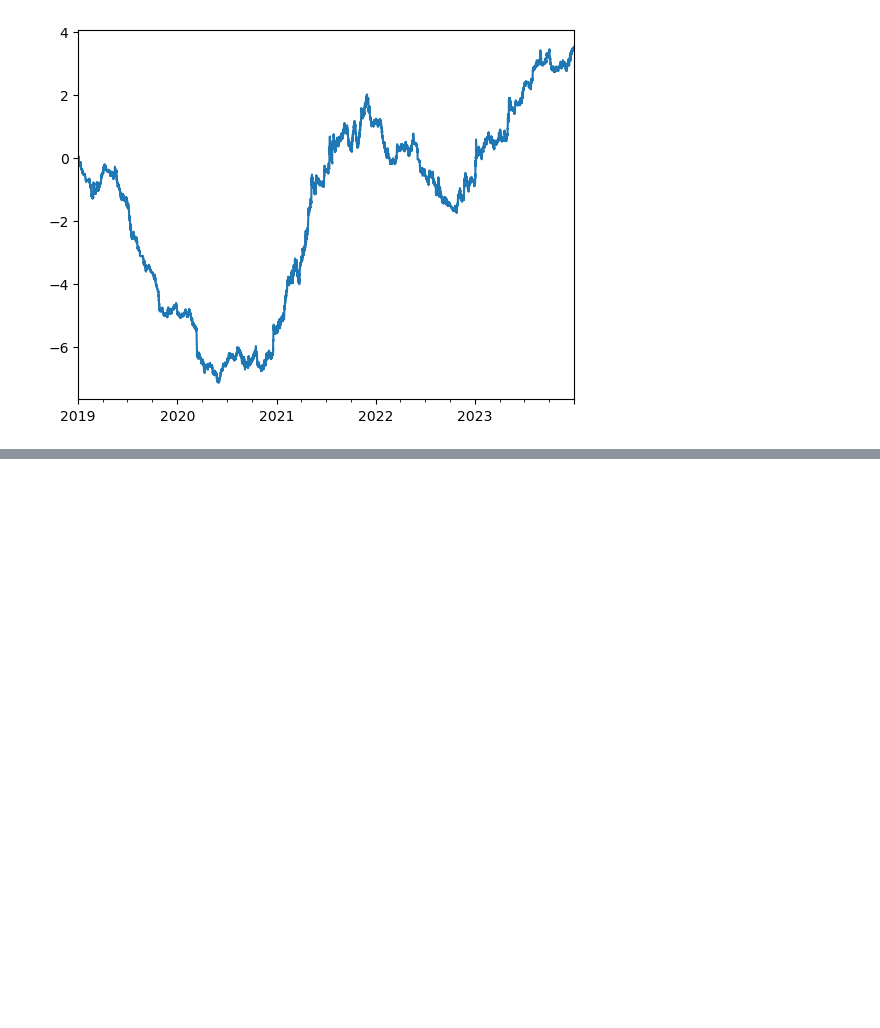
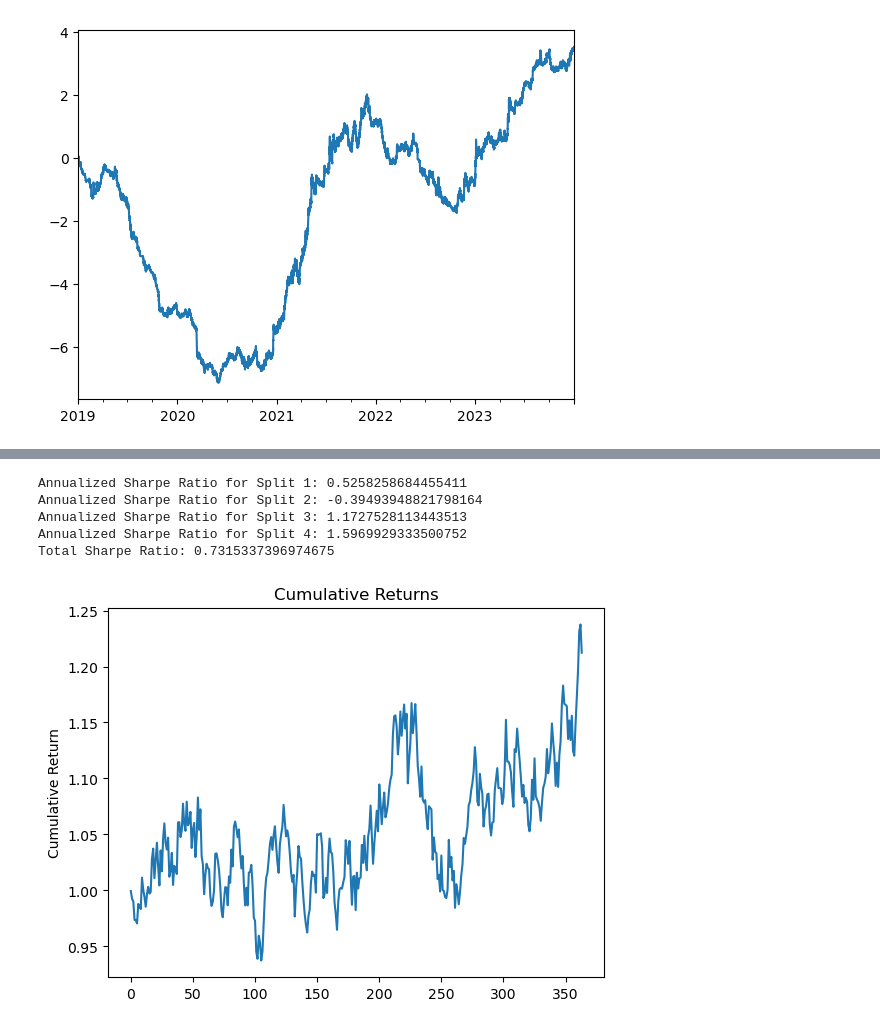
Before and after one commit to jofu-tofu/Trading-Bot, a Jupyter notebook: Uncon Backtest/kraken_volume.ipynb, the cells around one changed output, grey strips where cells are left out. Cells and saved outputs as stored; diff of their text form; code cells hidden in the pictures; blank space fills up the shorter version.

```diff
--- a/Uncon Backtest/kraken_volume.ipynb
+++ b/Uncon Backtest/kraken_volume.ipynb
@@ -107,0 +165,43 @@ Max Drawdown Duration:  922.625 days
+# %%
+import numpy as np
+import pandas as pd
+import matplotlib.pyplot as plt
+
+def gen_random_returns(n, mu, sigma):
+    # Generate returns without forced normalization
+    np.random.seed(np.random.randint(0, 10000))
+    ret = np.random.normal(mu, sigma, n)
+    return ret
+
+annualized_sharpe = 1
+daily_return = 0.001
+N = 91  # roughly a quarter
+splits = 4
+
+daily_vol = daily_return * np.sqrt(365) / annualized_sharpe
+
+quarter_sharpes = []
+total_ret = pd.Series(dtype=float)
+for i in range(splits):
+    quarter = pd.Series(gen_random_returns(N, daily_return, daily_vol))
+    # Compute the raw quarterly Sharpe ratio (not annualized)
+    raw_quarter_sharpe = quarter.mean() / quarter.std()
+    # Annualize the quarterly Sharpe ratio
+    annualized_quarter_sharpe = raw_quarter_sharpe * np.sqrt(365 / N)
+    quarter_sharpes.append(annualized_quarter_sharpe)
+    print(f"Annualized Sharpe Ratio for Split {i+1}: {annualized_quarter_sharpe}")
+    total_ret = pd.concat([total_ret, quarter], ignore_index=True)
+
+# Annualized Sharpe for the whole period (full year)
+total_annual_sharpe = (total_ret.mean() / total_ret.std()) * np.sqrt(365)
+print("Total Sharpe Ratio:", total_annual_sharpe)
+(1+total_ret).cumprod().plot(title="Cumulative Returns")
+plt.ylabel("Cumulative Return")
+plt.show()
+# %% [output]
+Annualized Sharpe Ratio for Split 1: 0.5258258684455411
+Annualized Sharpe Ratio for Split 2: -0.39493948821798164
+Annualized Sharpe Ratio for Split 3: 1.1727528113443513
+Annualized Sharpe Ratio for Split 4: 1.5969929333500752
+Total Sharpe Ratio: 0.7315337396974675
+[figure, added]
```
Also changed, not shown: parts of 4 cells of this notebook, 11 other files.
